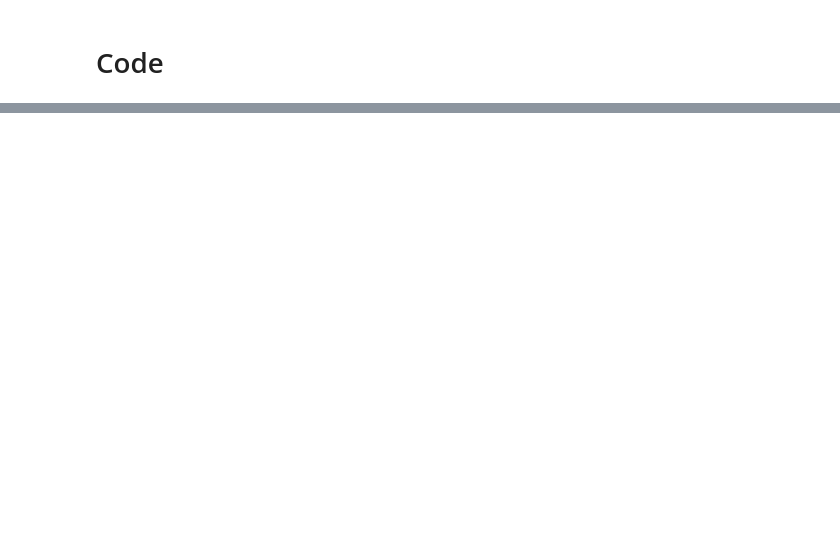
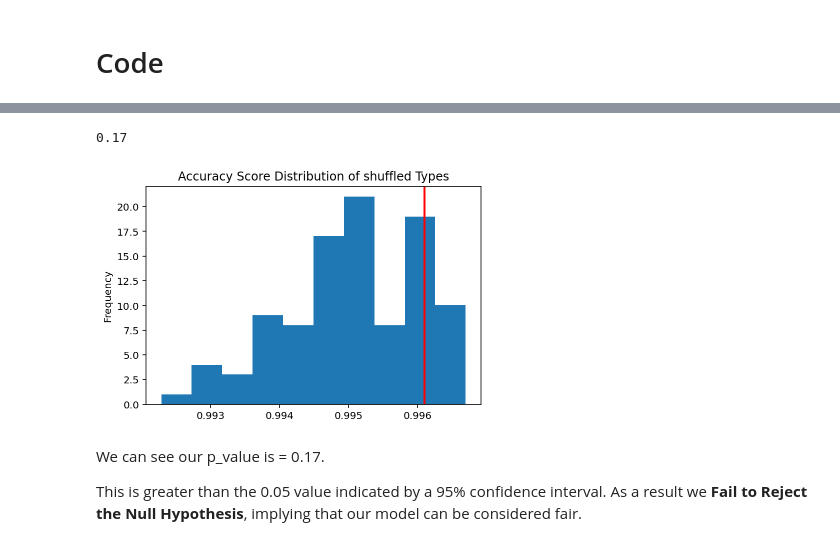
Before and after one commit to Shrsht/Using-Stock-Trades-to-Predict-Party-of-Members-of-the-US-House-of-Representatives, a Jupyter notebook: stocks.ipynb, the cells around one changed output, grey strips where cells are left out. Saved outputs shown, nothing was run; the diff lists cells and outputs as text; code cells hidden in the pictures; blank space fills up the shorter version.

```diff
--- a/stocks.ipynb
+++ b/stocks.ipynb
@@ -822,0 +280,3 @@ We do require a much more in depth research into the party-wide trading habits t
+# %%
+working_df['type'] = (working_df['type'] == 'purchase').astype(float)
+working_df
@@ -822,0 +314,7 @@ We do require a much more in depth research into the party-wide trading habits t
+# %%
+categ_df = working_df[['representative','ticker', 'type']]
+# %%
+X = categ_df
+y = working_df['party']
+
+X_train, X_test, y_train, y_test = train_test_split(X, y, random_state = 1)
@@ -822,0 +456,38 @@ We do require a much more in depth research into the party-wide trading habits t
+# %%
+purch_prop = (working_df['type'].value_counts()/ len(working_df['type']))[1]
+sale_prop = (working_df['type'].value_counts()/ len(working_df['type']))[0]
+# %%
+observed_acc = 0.9961
+
+temp_working = working_df
+perm_test = Pipeline([
+    ('onehot', OneHotEncoder(handle_unknown = 'ignore')),
+    ('forest', RandomForestClassifier(max_depth = 92, n_estimators = 44))])
+
+results = []
+for _ in range(10000):
+    shuffled_types = np.random.choice([0,1],p = [purch_prop,sale_prop],size =len(working_df['type']))
+    temp_working['type'] = shuffled_types
+    temp_categ_df = temp_working[['representative','ticker', 'type']]
+
+    ## NEW X-y SPLIT WITH THE SHUFFLED TYPES
+    X = temp_categ_df
+    y = temp_working['party']
+    new_X_train, new_X_test, new_y_train, new_y_test = train_test_split(X, y, random_state = 1)
+
+    perm_test.fit(new_X_train, new_y_train)
+    results.append(perm_test.score(new_X_test,new_y_test))
+
+
+pd.Series(results).plot(kind = "hist",title = "Accuracy Score Distribution of shuffled Types")
+plt.axvline(x=observed_acc,color = "red", linewidth = 2)
+pval = (np.array(results)>=observed_acc).mean()
+pval # higher than 0.05 so do not reject the null
+# %% [output]
+0.17
+[figure, added]
+# %% [markdown]
+We can see our p_value is = 0.17.
+
+This is greater than the 0.05 value indicated by a 95% confidence interval. As a result we
+**Fail to Reject the Null Hypothesis**, implying that our model can be considered fair.
```
Also changed, not shown: parts of 137 cells of this notebook.
